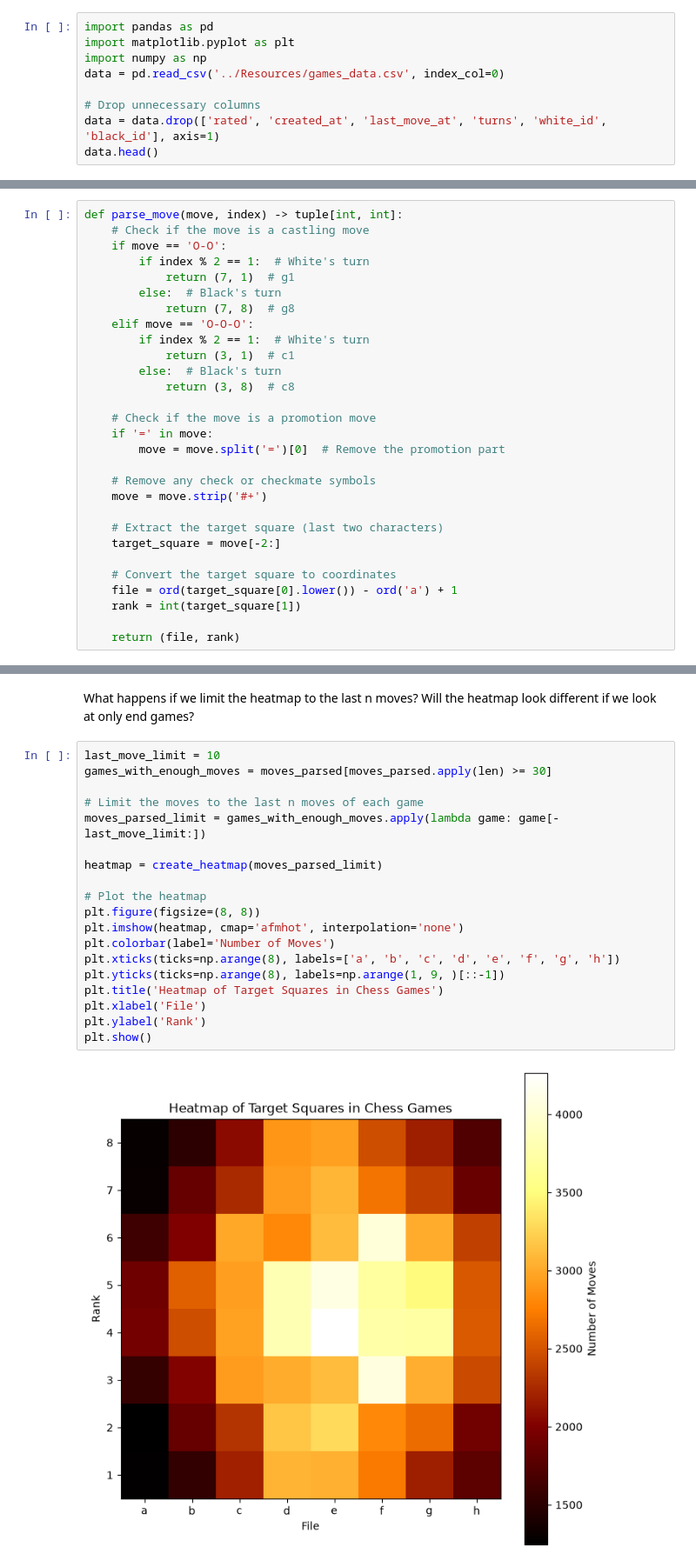
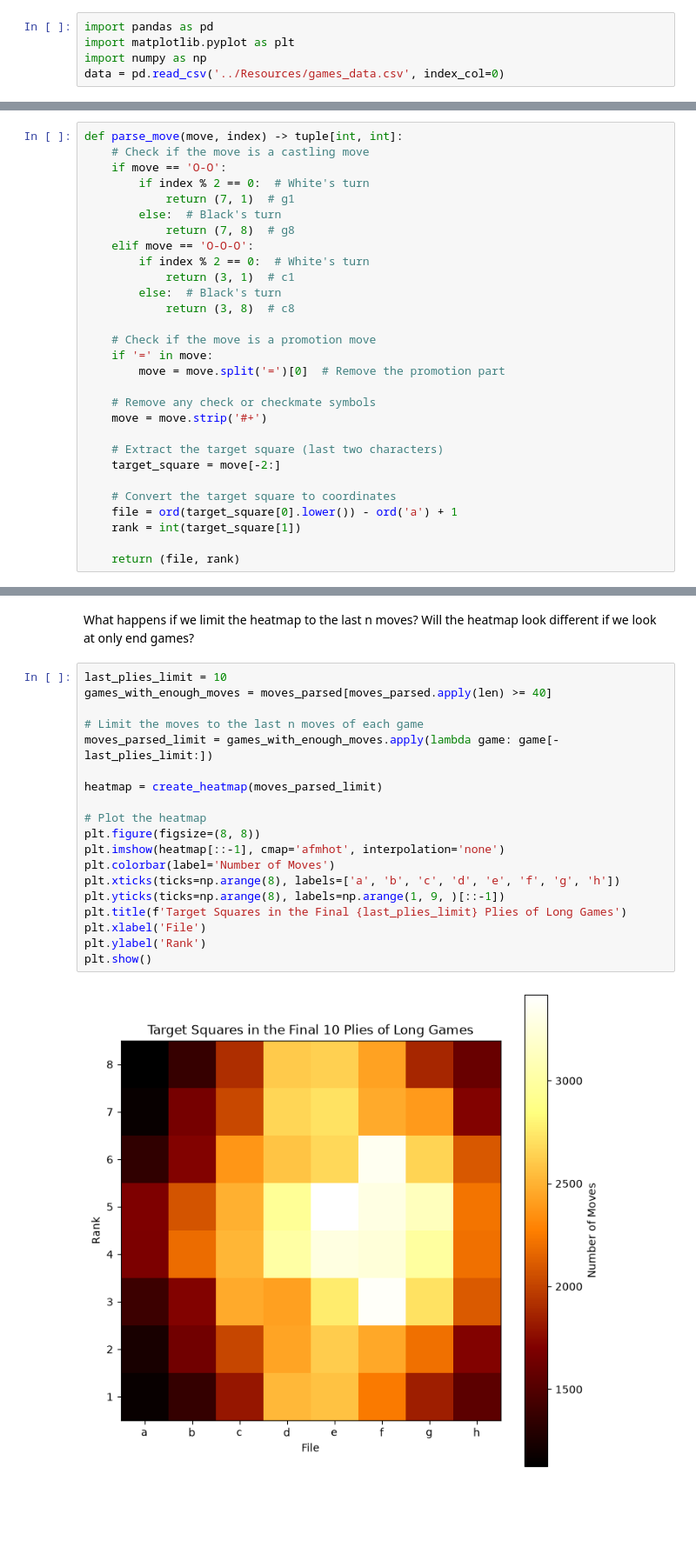
Before and after one commit to OliwierJ/DataSciencePortfolio, a Jupyter notebook: Content/heatmap.ipynb, the cells around one changed output, grey strips where cells are left out. Shown at 87% size. Drawn from its saved outputs; the diff is of its cells as text; blank space fills up the shorter version.

Commit message:
Fix to castle and indexing on heatmap

```diff
--- a/Content/heatmap.ipynb
+++ b/Content/heatmap.ipynb
@@ -3,7 +3,3 @@ import pandas as pd
 import matplotlib.pyplot as plt
 import numpy as np
 data = pd.read_csv('../Resources/games_data.csv', index_col=0)
-
-# Drop unnecessary columns
-data = data.drop(['rated', 'created_at', 'last_move_at', 'turns', 'white_id', 'black_id'], axis=1)
-data.head()
@@ -30,12 +18,12 @@ Name: moves, dtype: object
 def parse_move(move, index) -> tuple[int, int]:
     # Check if the move is a castling move
     if move == 'O-O':
-        if index % 2 == 1:  # White's turn
+        if index % 2 == 0:  # White's turn
             return (7, 1)  # g1
         else:  # Black's turn
             return (7, 8)  # g8
     elif move == 'O-O-O':
-        if index % 2 == 1:  # White's turn
+        if index % 2 == 0:  # White's turn
             return (3, 1)  # c1
         else:  # Black's turn
             return (3, 8)  # c8
@@ -100,23 +88,23 @@ plt.show()
 # %% [markdown]
 What happens if we limit the heatmap to the last n moves? Will the heatmap look different if we look at only end games?
 # %%
-last_move_limit = 10
-games_with_enough_moves = moves_parsed[moves_parsed.apply(len) >= 30]
+last_plies_limit = 10
+games_with_enough_moves = moves_parsed[moves_parsed.apply(len) >= 40]
 
 # Limit the moves to the last n moves of each game
-moves_parsed_limit = games_with_enough_moves.apply(lambda game: game[-last_move_limit:])
+moves_parsed_limit = games_with_enough_moves.apply(lambda game: game[-last_plies_limit:])
 
 heatmap = create_heatmap(moves_parsed_limit)
 
 # Plot the heatmap
 plt.figure(figsize=(8, 8))
-plt.imshow(heatmap, cmap='afmhot', interpolation='none')
+plt.imshow(heatmap[::-1], cmap='afmhot', interpolation='none')
 plt.colorbar(label='Number of Moves')
 plt.xticks(ticks=np.arange(8), labels=['a', 'b', 'c', 'd', 'e', 'f', 'g', 'h'])
 plt.yticks(ticks=np.arange(8), labels=np.arange(1, 9, )[::-1])
-plt.title('Heatmap of Target Squares in Chess Games')
+plt.title(f'Target Squares in the Final {last_plies_limit} Plies of Long Games')
 plt.xlabel('File')
 plt.ylabel('Rank')
 plt.show()
 # %% [output]
-[figure, old version]
+[figure, new version]
```
Also changed, not shown: parts of 2 cells of this notebook, 1 other file.
